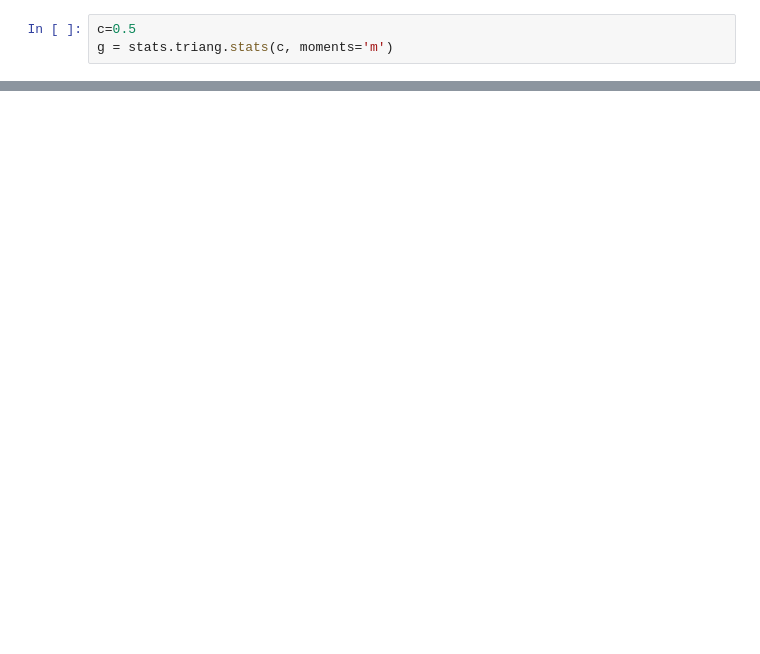
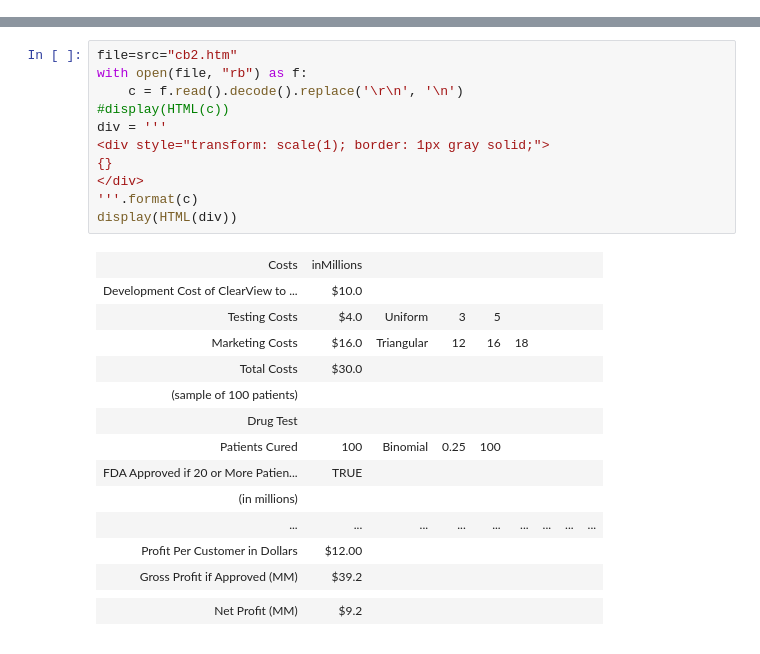
Before and after one commit to sada-narayanappa/Notebooks, a Jupyter notebook: Notes/MCMC/CB2-Vision.ipynb, the cells around one changed output, grey strips where cells are left out. Drawn from its saved outputs; the diff is of its cells as text; blank space fills up the shorter version.

```diff
--- a/Notes/MCMC/CB2-Vision.ipynb
+++ b/Notes/MCMC/CB2-Vision.ipynb
@@ -18,3 +8,0 @@ df2.index = range(len(df2))
-# %%
-c=0.5
-g = stats.triang.stats(c, moments='m')
@@ -57,0 +9,28 @@ NormProb(traced['ROI'], 0, 80000)
+# %%
+file=src="cb2.htm"
+with open(file, "rb") as f:
+    c = f.read().decode().replace('\r\n', '\n')
+#display(HTML(c))
+div = '''
+<div style="transform: scale(1); border: 1px gray solid;">
+{}
+</div>
+'''.format(c)
+display(HTML(div))
+# %% [output]
+| Costs | inMillions |  |  |  |  |  |  |  |
+| Development Cost of ClearView to ... | $10.0 |  |  |  |  |  |  |  |
+| Testing Costs | $4.0 | Uniform | 3 | 5 |  |  |  |  |
+| Marketing Costs | $16.0 | Triangular | 12 | 16 | 18 |  |  |  |
+| Total Costs | $30.0 |  |  |  |  |  |  |  |
+| (sample of 100 patients) |  |  |  |  |  |  |  |  |
+| Drug Test |  |  |  |  |  |  |  |  |
+| Patients Cured | 100 | Binomial | 0.25 | 100 |  |  |  |  |
+| FDA Approved if 20 or More Patien... | TRUE |  |  |  |  |  |  |  |
+| (in millions) |  |  |  |  |  |  |  |  |
+| ... | ... | ... | ... | ... | ... | ... | ... | ... |
+| Profit Per Customer in Dollars | $12.00 |  |  |  |  |  |  |  |
+| Gross Profit if Approved (MM) | $39.2 |  |  |  |  |  |  |  |
+|  |  |  |  |  |  |  |  |  |
+| Net Profit (MM) | $9.2 |  |  |  |  |  |  |  |
+|  |  |  |  |  |  |  |  |  |
```
Also changed, not shown: parts of 13 cells of this notebook, 7 other files.
